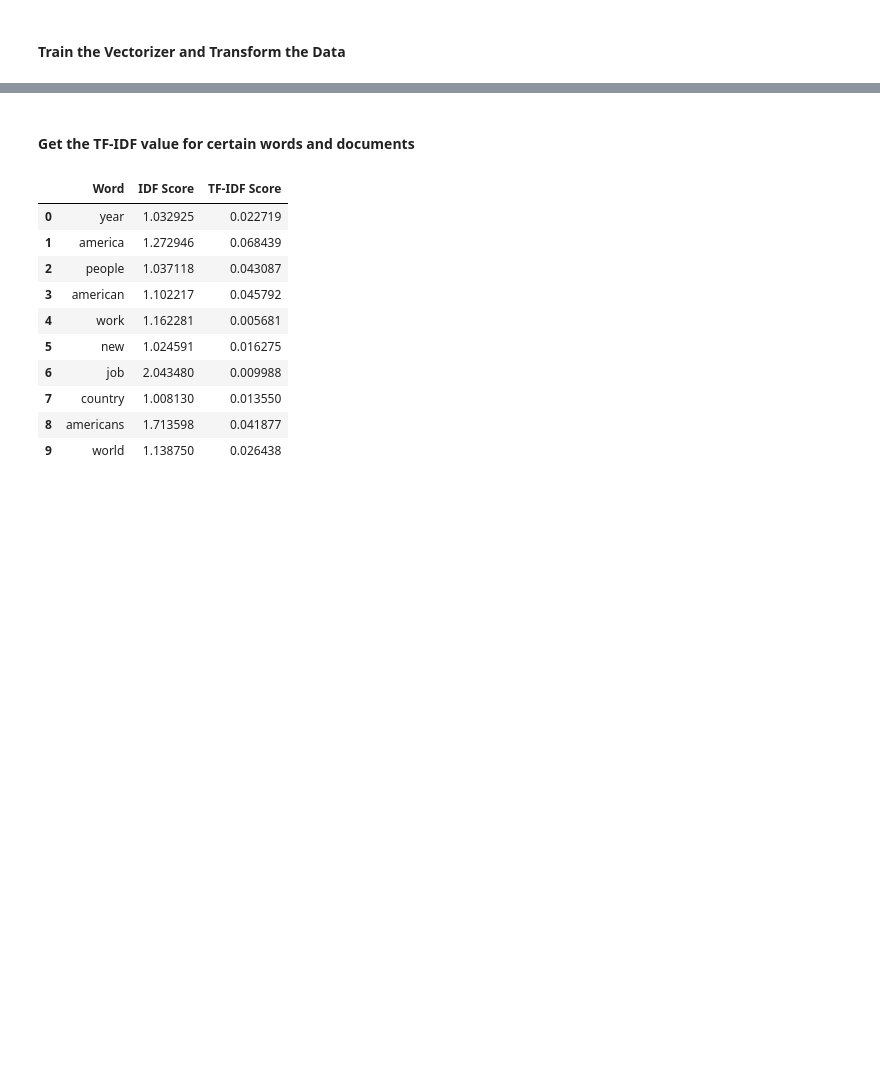
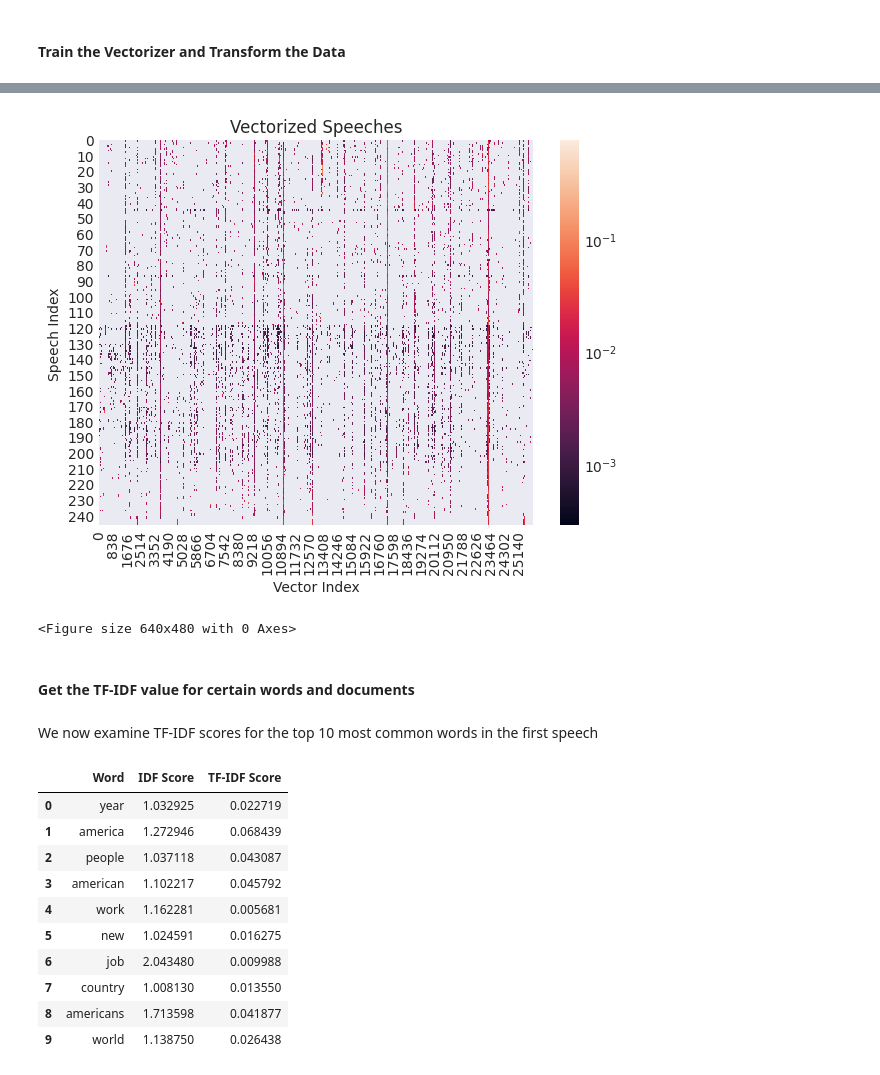
Before and after one commit to UCB-stat-159-f25/proj02-group21, a Jupyter notebook: nlp-P02.ipynb, the cells around one changed output, grey strips where cells are left out. Saved outputs shown, nothing was run; the diff lists cells and outputs as text; code cells hidden in the pictures; blank space fills up the shorter version.

```diff
--- a/nlp-P02.ipynb
+++ b/nlp-P02.ipynb
@@ -348,3 +262,27 @@ The output of `fit_transform()` will be a matrix where each row corresponds to a
+# %%
+from matplotlib.colors import LogNorm
+
+# Densifying the matrix
+dense_tfidf = tfidf_vectors.toarray()
+
+# Plotting the heatmap
+plt.figure(figsize=(7, 5))
+sns.heatmap(
+    dense_tfidf,
+    norm=LogNorm()
+)
+
+plt.title("Vectorized Speeches")
+plt.xlabel("Vector Index")
+plt.ylabel("Speech Index")
+
+plt.show()
+plt.savefig("outputs/2.3_Vectorized_Speeches.png", dpi=300, bbox_inches='tight')
+# %% [output]
+[figure, added]
+<Figure size 640x480 with 0 Axes>
 # %% [markdown]
 #### Get the TF-IDF value for certain words and documents
+# %% [markdown]
+We now examine TF-IDF scores for the top 10 most common words in the first speech
 # %%
```
Also changed, not shown: parts of 91 cells of this notebook.
